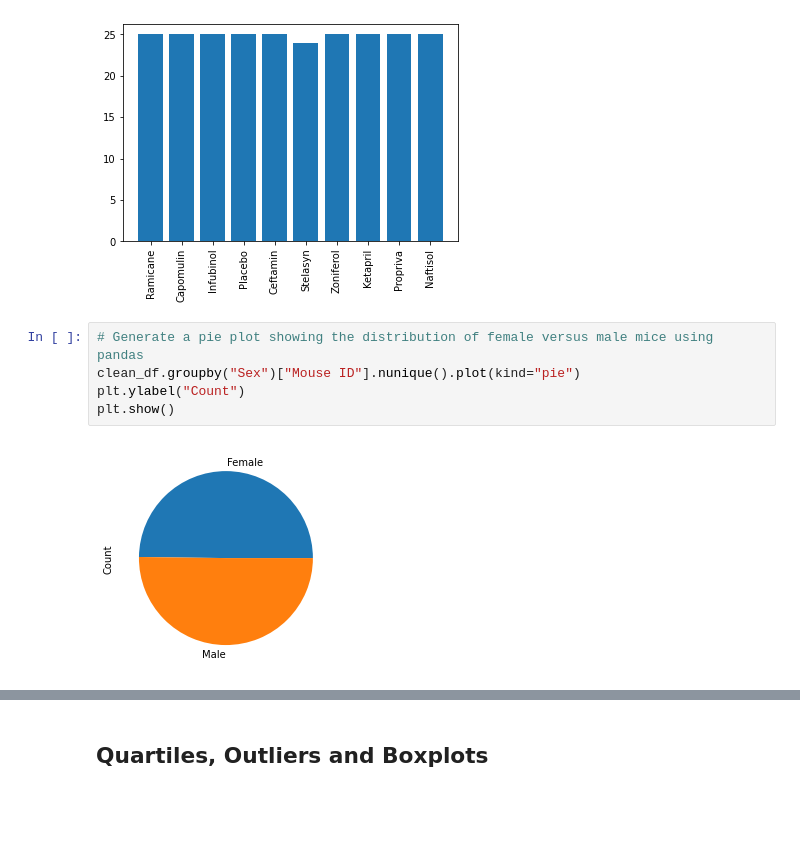
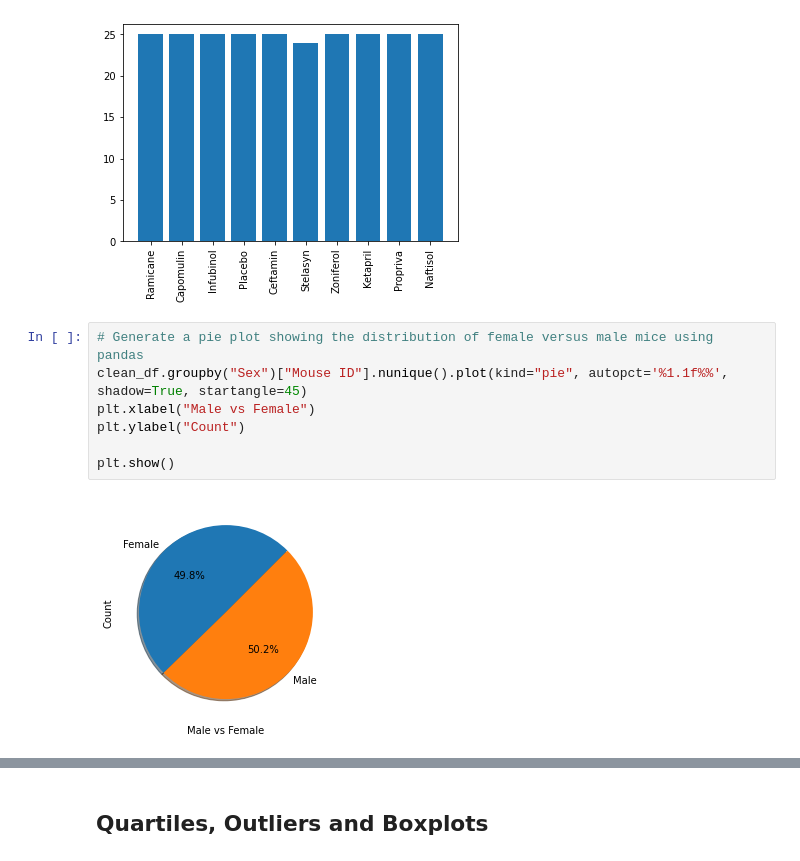
Before and after one commit to Yanwho/Matplotlib-Homework, a Jupyter notebook: Pymaceuticals/pymaceuticals_starter.ipynb, the cells around one changed output, grey strips where cells are left out. Cells and saved outputs as stored; diff of their text form; blank space fills up the shorter version.

```diff
--- a/Pymaceuticals/pymaceuticals_starter.ipynb
+++ b/Pymaceuticals/pymaceuticals_starter.ipynb
@@ -142,11 +142,13 @@ plt.show()
 [figure]
 # %%
 # Generate a pie plot showing the distribution of female versus male mice using pandas
-clean_df.groupby("Sex")["Mouse ID"].nunique().plot(kind="pie")
+clean_df.groupby("Sex")["Mouse ID"].nunique().plot(kind="pie", autopct='%1.1f%%', shadow=True, startangle=45)
+plt.xlabel("Male vs Female")
 plt.ylabel("Count")
+
 plt.show()
 # %% [output]
-[figure, old version]
+[figure, new version]
 # %%
 # Generate a pie plot showing the distribution of female versus male mice using pyplot
 treatment_name = (clean_df["Sex"].unique())
```
Also changed, not shown: parts of 1 cell of this notebook.
